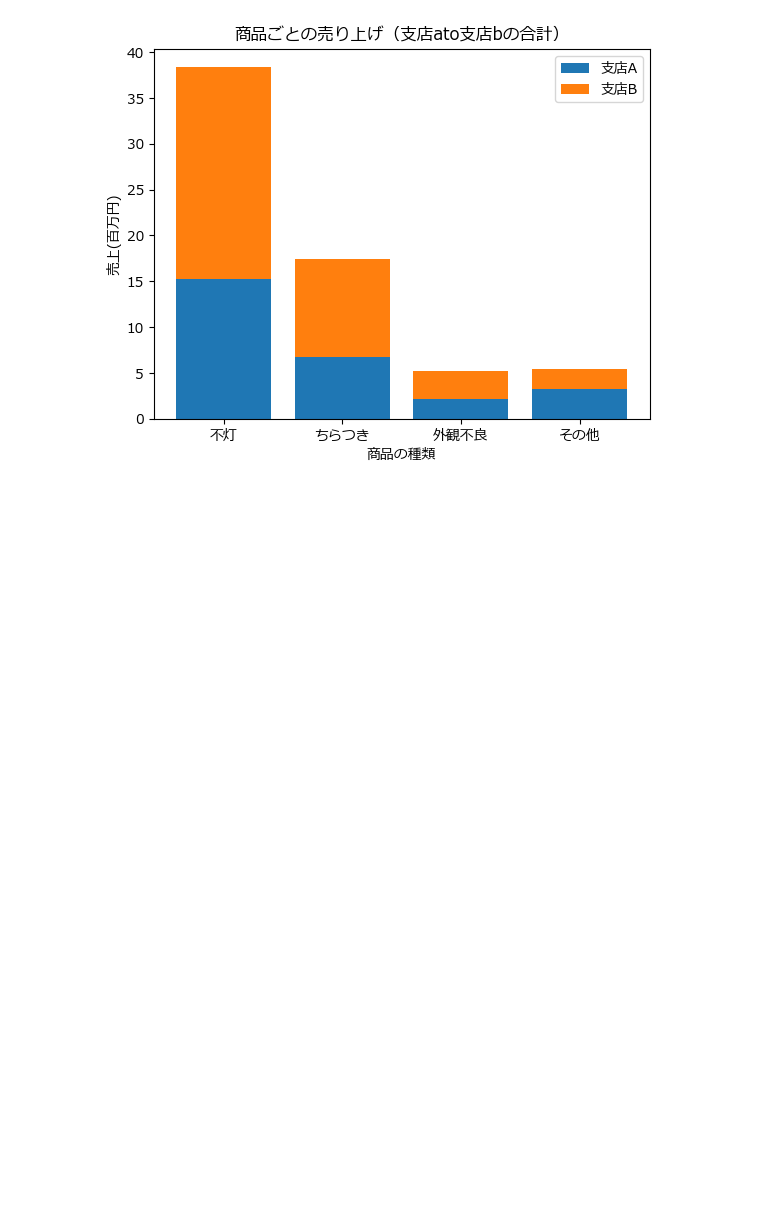
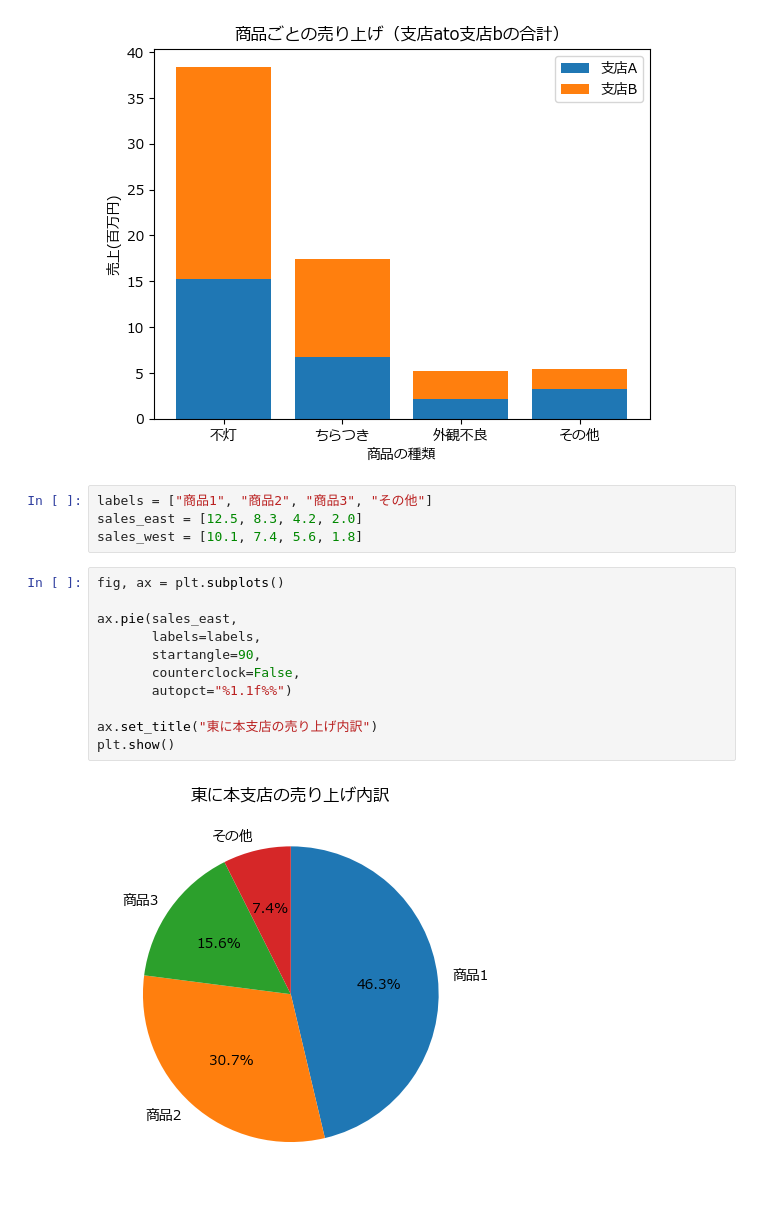
Before and after one commit to kjfarm1225/pyq_practice, a Jupyter notebook: 140_3_pie_bar_chart/140-3_pie_bar_chart.ipynb, the cells around one changed output. Drawn from its saved outputs; the diff is of its cells as text; blank space fills up the shorter version.

```diff
--- a/140_3_pie_bar_chart/140-3_pie_bar_chart.ipynb
+++ b/140_3_pie_bar_chart/140-3_pie_bar_chart.ipynb
@@ -525,3 +525,20 @@ ax.legend()
 plt.show()
 # %% [output]
 [figure]
+# %%
+labels = ["商品1", "商品2", "商品3", "その他"]
+sales_east = [12.5, 8.3, 4.2, 2.0]
+sales_west = [10.1, 7.4, 5.6, 1.8]
+# %%
+fig, ax = plt.subplots()
+
+ax.pie(sales_east,
+       labels=labels,
+       startangle=90,
+       counterclock=False,
+       autopct="%1.1f%%")
+
+ax.set_title("東に本支店の売り上げ内訳")
+plt.show()
+# %% [output]
+[figure, added]
```
Also changed, not shown: parts of 4 cells of this notebook.
